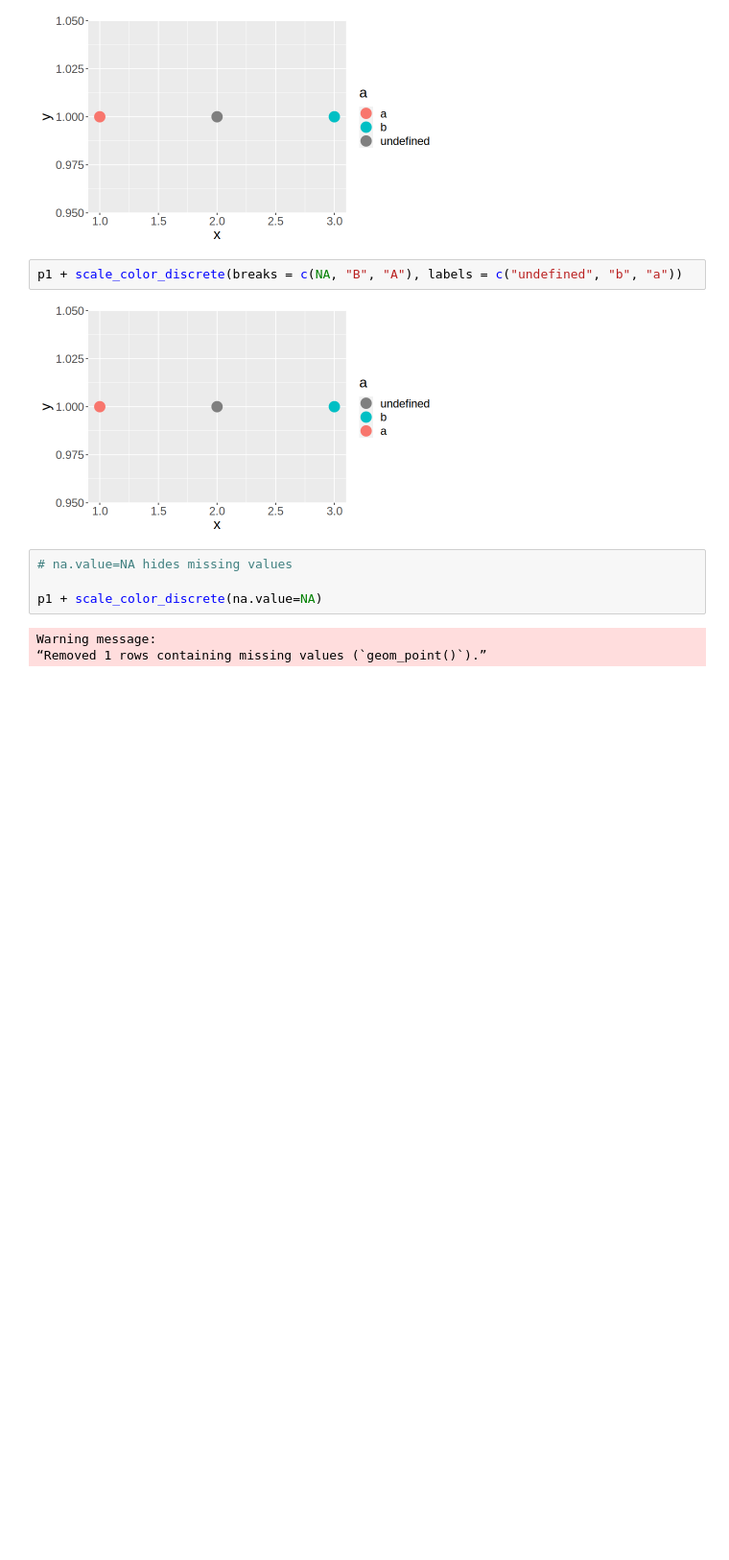
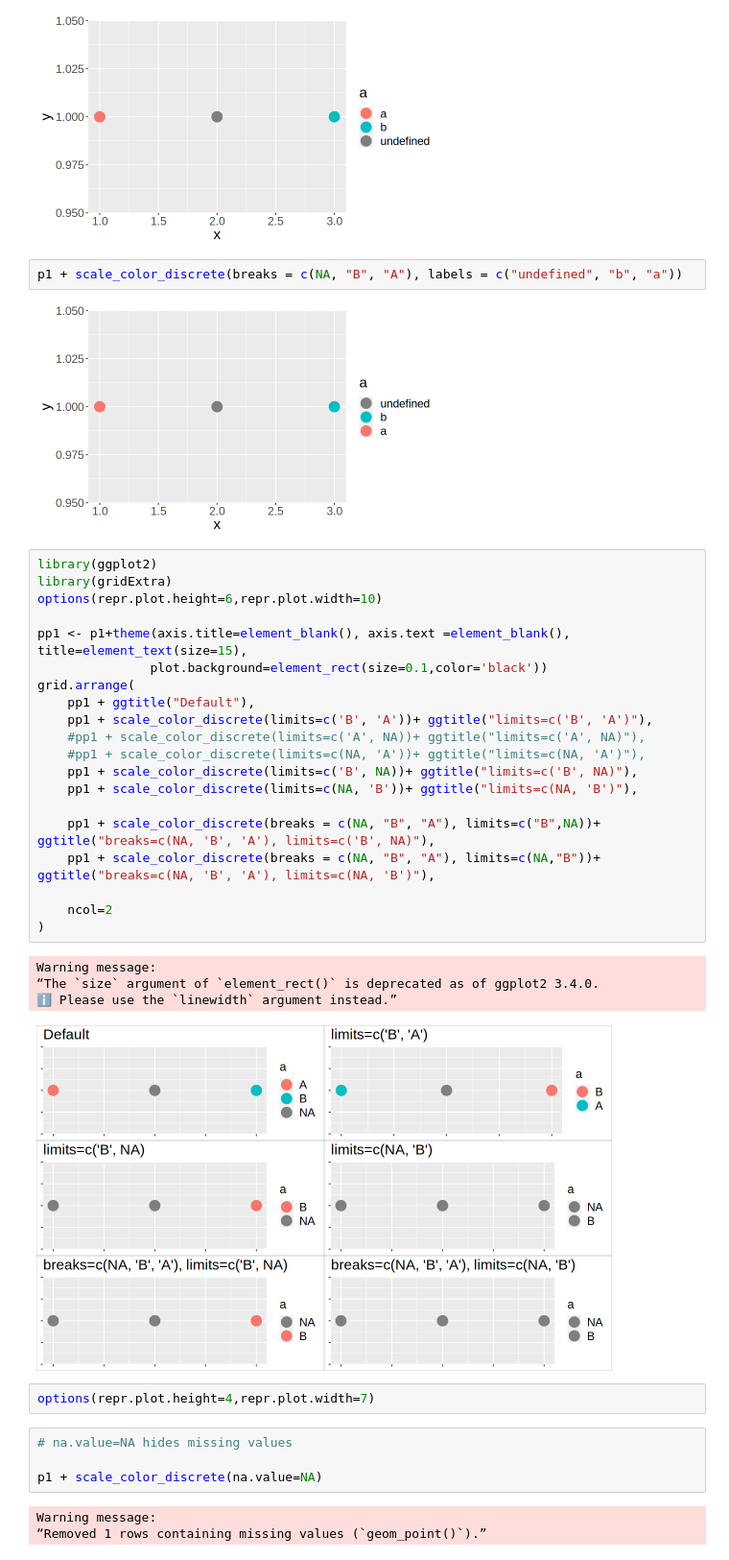
Before and after one commit to OLarionova-HORIS/lets-plot-experiments, a Jupyter notebook: demo/issue675_na_value/R_example.ipynb, the cells around one changed output. Shown at 96% size. Saved outputs shown, nothing was run; the diff lists cells and outputs as text; blank space fills up the shorter version.

```diff
--- a/demo/issue675_na_value/R_example.ipynb
+++ b/demo/issue675_na_value/R_example.ipynb
@@ -25,6 +25,33 @@ p1 + scale_color_discrete(labels = c("a", "b", "undefined"))
 p1 + scale_color_discrete(breaks = c(NA, "B", "A"), labels = c("undefined", "b", "a"))
 # %% [output]
 [figure]
+# %%
+library(ggplot2)
+library(gridExtra)
+options(repr.plot.height=6,repr.plot.width=10)
+
+pp1 <- p1+theme(axis.title=element_blank(), axis.text =element_blank(), title=element_text(size=15),
+               plot.background=element_rect(size=0.1,color='black'))
+grid.arrange(
+    pp1 + ggtitle("Default"),
+    pp1 + scale_color_discrete(limits=c('B', 'A'))+ ggtitle("limits=c('B', 'A')"),
+    #pp1 + scale_color_discrete(limits=c('A', NA))+ ggtitle("limits=c('A', NA)"),
+    #pp1 + scale_color_discrete(limits=c(NA, 'A'))+ ggtitle("limits=c(NA, 'A')"),
+    pp1 + scale_color_discrete(limits=c('B', NA))+ ggtitle("limits=c('B', NA)"),
+    pp1 + scale_color_discrete(limits=c(NA, 'B'))+ ggtitle("limits=c(NA, 'B')"),
+
+    pp1 + scale_color_discrete(breaks = c(NA, "B", "A"), limits=c("B",NA))+ ggtitle("breaks=c(NA, 'B', 'A'), limits=c('B', NA)"),
+    pp1 + scale_color_discrete(breaks = c(NA, "B", "A"), limits=c(NA,"B"))+ ggtitle("breaks=c(NA, 'B', 'A'), limits=c(NA, 'B')"),
+
+    ncol=2
+)
+# %% [output]
+Warning message:
+“The `size` argument of `element_rect()` is deprecated as of ggplot2 3.4.0.
+ℹ Please use the `linewidth` argument instead.”
+[figure, added]
+# %%
+options(repr.plot.height=4,repr.plot.width=7)
 # %%
 # na.value=NA hides missing values
 
```
Also changed, not shown: parts of 12 cells of this notebook.
